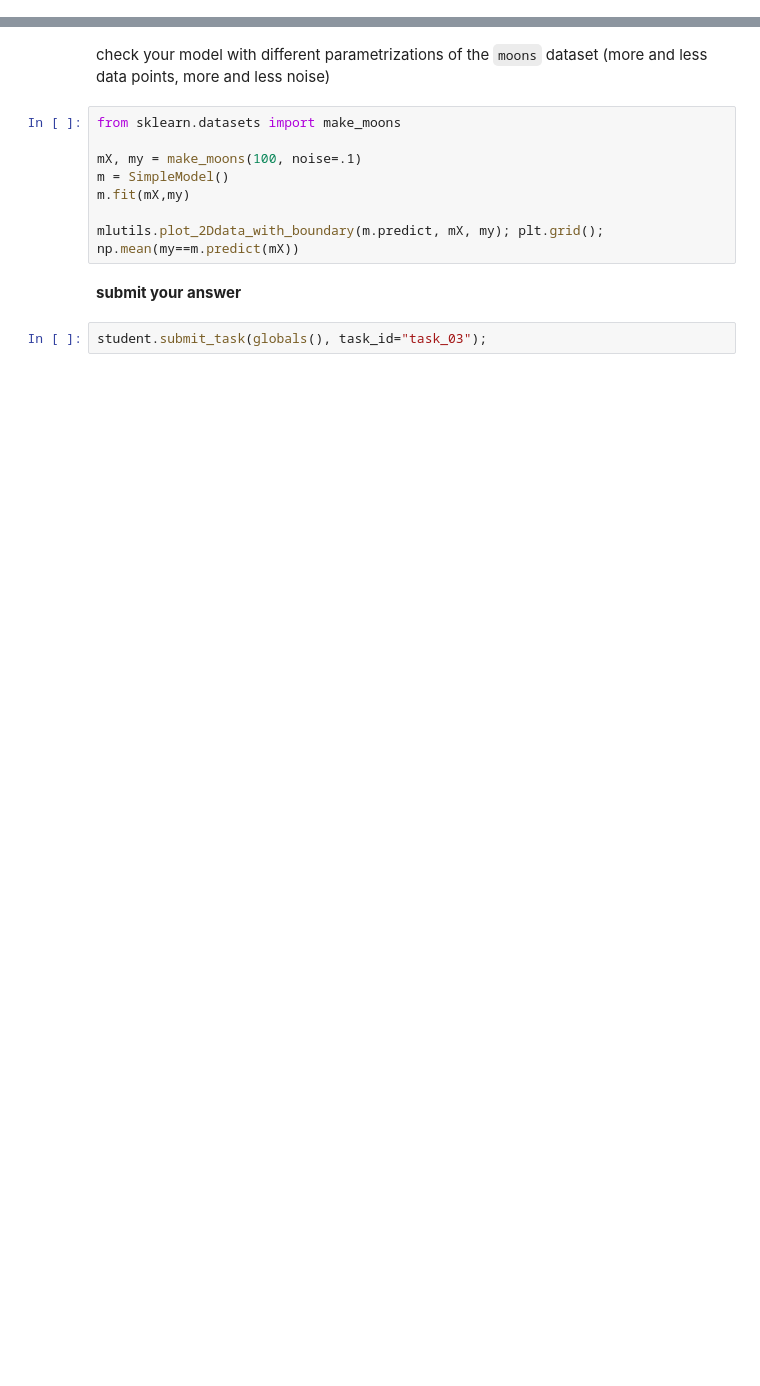
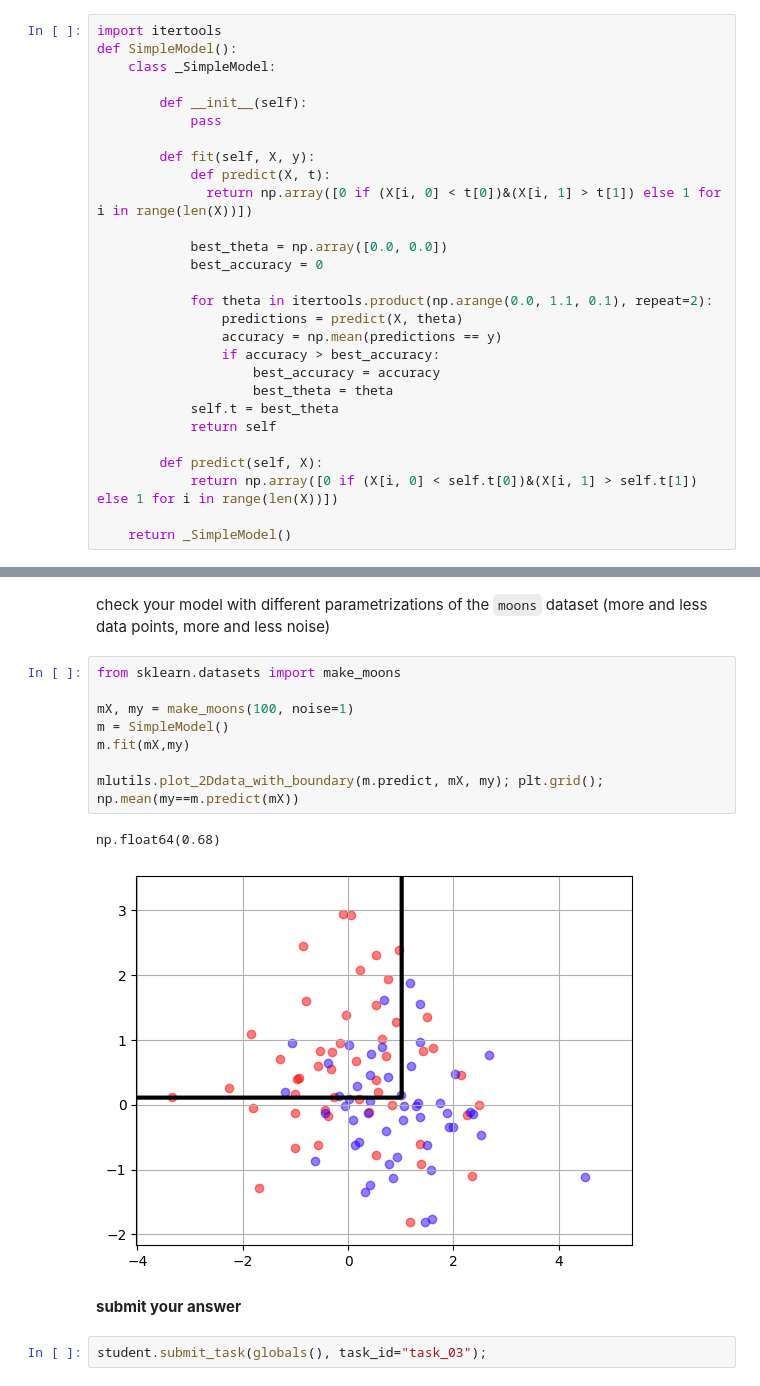
Before and after one commit to Santiagohvilla/Santiagohvilla, a Jupyter notebook: lab_03_01_model_generation.ipynb, the cells around one changed output, grey strips where cells are left out. Drawn from its saved outputs; the diff is of its cells as text; blank space fills up the shorter version.

```diff
--- a/lab_03_01_model_generation.ipynb
+++ b/lab_03_01_model_generation.ipynb
@@ -260,2 +244,30 @@ def SimpleModel():
+# %%
+import itertools
+def SimpleModel():
+    class _SimpleModel:
+
+        def __init__(self):
+            pass
+
+        def fit(self, X, y):
+            def predict(X, t):
+              return np.array([0 if (X[i, 0] < t[0])&(X[i, 1] > t[1]) else 1 for i in range(len(X))])
+
+            best_theta = np.array([0.0, 0.0])
+            best_accuracy = 0
+
+            for theta in itertools.product(np.arange(0.0, 1.1, 0.1), repeat=2):
+                predictions = predict(X, theta)
+                accuracy = np.mean(predictions == y)
+                if accuracy > best_accuracy:
+                    best_accuracy = accuracy
+                    best_theta = theta
+            self.t = best_theta
+            return self
+
+        def predict(self, X):
+            return np.array([0 if (X[i, 0] < self.t[0])&(X[i, 1] > self.t[1]) else 1 for i in range(len(X))])
+
+    return _SimpleModel()
 # %%
 m = SimpleModel()
@@ -269,12 +289,15 @@ check your model with different parametrizations of the `moons` dataset (more an
 # %%
 from sklearn.datasets import make_moons
 
-mX, my = make_moons(100, noise=.1)
+mX, my = make_moons(100, noise=1)
 m = SimpleModel()
 m.fit(mX,my)
 
 mlutils.plot_2Ddata_with_boundary(m.predict, mX, my); plt.grid();
 np.mean(my==m.predict(mX))
+# %% [output]
+np.float64(0.68)
+[figure, added]
 # %% [markdown]
 **submit your answer**
 # %%
```
Also changed, not shown: parts of 4 cells of this notebook.
